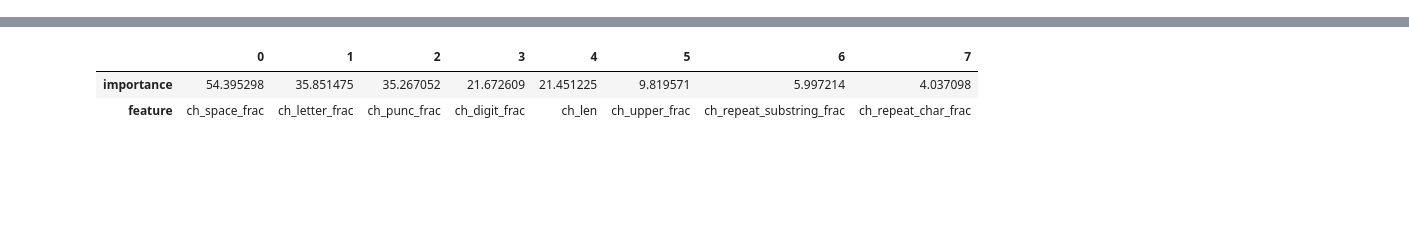
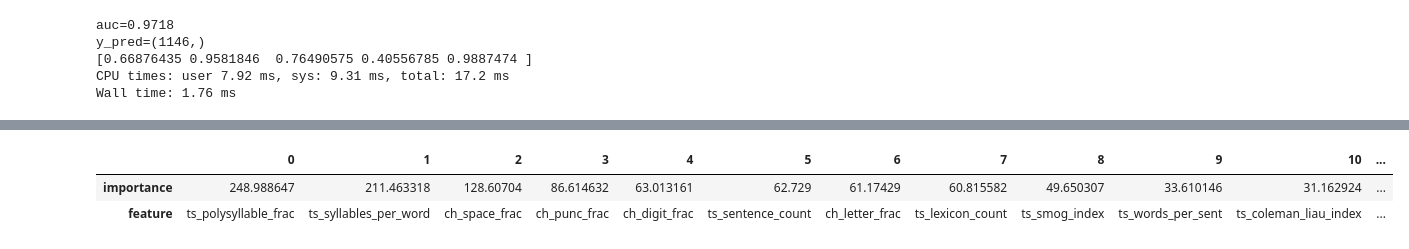
Before and after one commit to seahrh/kaggle-detect-ai-generated-text-2023, a Jupyter notebook: 30_xgb.ipynb, the cells around one changed output, grey strips where cells are left out. Drawn from its saved outputs; the diff is of its cells as text; code cells hidden in the pictures; blank space fills up the shorter version.

Commit message:
textstat features, faiss search on whitelist topics

```diff
--- a/30_xgb.ipynb
+++ b/30_xgb.ipynb
@@ -35,7 +35,7 @@ objective: str = "binary:logistic"
 n_trials: int = 1
 label = "generated"
 # %%
-tra = pd.read_parquet("input/features.parquet")
-tra.info()
+df = pd.read_parquet("input/features.parquet")
+df.info()
 # %% [output]
 <class 'pandas.core.frame.DataFrame'>
@@ -58,8 +58,10 @@ memory usage: 4.0+ MB
 # %%
 features = []
-for col in tra.columns:
-    if col.startswith("ch_"):
-        features.append(col)
+prefixes = ["ch_", "ts_"]
+for col in df.columns:
+    for prefix in prefixes:
+        if col.startswith(prefix):
+            features.append(col)
 features.sort()
 print(f"{len(features)} features\n{features}")
 # %% [output]
@@ -68,4 +70,11 @@ print(f"{len(features)} features\n{features}")
 # %%
-X_train, X_test, y_train, y_test = train_test_split(tra[features], tra[label], test_size=0.2)
-dtrain = xgb.DMatrix(X_train, y_train, enable_categorical=False)
-dval = xgb.DMatrix(X_test, y_test, enable_categorical=False)
+#X_train, X_test, y_train, y_test = train_test_split(tra[features], tra[label], test_size=0.2)
+
+tra = df[df["white_sim"]>=0.45]
+val = df[df["white_sim"]<0.45]
+t = len(tra)
+v = len(val)
+n = t+v
+print(f"val%={v/n:.4f}, len(tra)={t:,}, len(val)={v:,}")
+dtrain = xgb.DMatrix(tra[features], tra[label], enable_categorical=False)
+dval = xgb.DMatrix(val[features], val[label], enable_categorical=False)
@@ -81,7 +92,7 @@ model = xgb.train(
    },
    dtrain=dtrain,
    num_boost_round=1000,
-   evals=[(dtrain, "train"), (dval, "validation")],
+   evals=[(dtrain, "train"), (dval, "val")],
    verbose_eval=40,
    early_stopping_rounds=40,
 )
@@ -108,3 +112,16 @@ Wall time: 744 ms
+# %%
+%%time
+y_true = val[label].tolist()
+y_pred = model.predict(data=dval, iteration_range=(0, model.best_iteration+1))
+auc = roc_auc_score(y_true, y_pred, average="macro")
+print(f"auc={auc:.4f}")
+print(f"y_pred={y_pred.shape}\n{y_pred[:5]}")
+# %% [output]
+auc=0.9718
+y_pred=(1146,)
+[0.66876435 0.9581846  0.76490575 0.40556785 0.9887474 ]
+CPU times: user 7.92 ms, sys: 9.31 ms, total: 17.2 ms
+Wall time: 1.76 ms
 # %%
 %%time
 scores = model.get_score(importance_type="gain")
@@ -112,10 +129,10 @@ assert len(scores)!=0
 rows = []
 for feature, score in scores.items():
     rows.append({'importance': score, 'feature': feature})
-df = pd.DataFrame.from_records(rows)
-df = df.sort_values(["importance"], ascending=False, ignore_index=True)
-_path = f"{job_dir}/importance.csv"
-df.to_csv(_path, index=True)
-print(f"Saved {_path}")
-df.T.head()
+idf = pd.DataFrame.from_records(rows)
+idf = idf.sort_values(["importance"], ascending=False, ignore_index=True)
+fp = f"{job_dir}/importance.csv"
+idf.to_csv(fp, index=True)
+print(f"Saved {fp}")
+idf.T.head()
 # %% [output]
@@ -125,6 +142,6 @@ Wall time: 2.02 ms
-|  | 0 | 1 | 2 | 3 | 4 | 5 | 6 | 7 |
-| importance | 54.395298 | 35.851475 | 35.267052 | 21.672609 | 21.451225 | 9.819571 | 5.997214 | 4.037098 |
-| feature | ch_space_frac | ch_letter_frac | ch_punc_frac | ch_digit_frac | ch_len | ch_upper_frac | ch_repeat_substring_frac | ch_repeat_char_frac |
+|  | 0 | 1 | 2 | 3 | 4 | 5 | 6 | 7 | 8 | 9 | 10 | ... |
+| importance | 248.988647 | 211.463318 | 128.60704 | 86.614632 | 63.013161 | 62.729 | 61.17429 | 60.815582 | 49.650307 | 33.610146 | 31.162924 | ... |
+| feature | ts_polysyllable_frac | ts_syllables_per_word | ch_space_frac | ch_punc_frac | ch_digit_frac | ts_sentence_count | ch_letter_frac | ts_lexicon_count | ts_smog_index | ts_words_per_sent | ts_coleman_liau_index | ... |
 # %%
 tim.stop()
 print(f"Total time taken {str(tim.elapsed)}")
```
Also changed, not shown: parts of 7 cells of this notebook, 5 other files.
